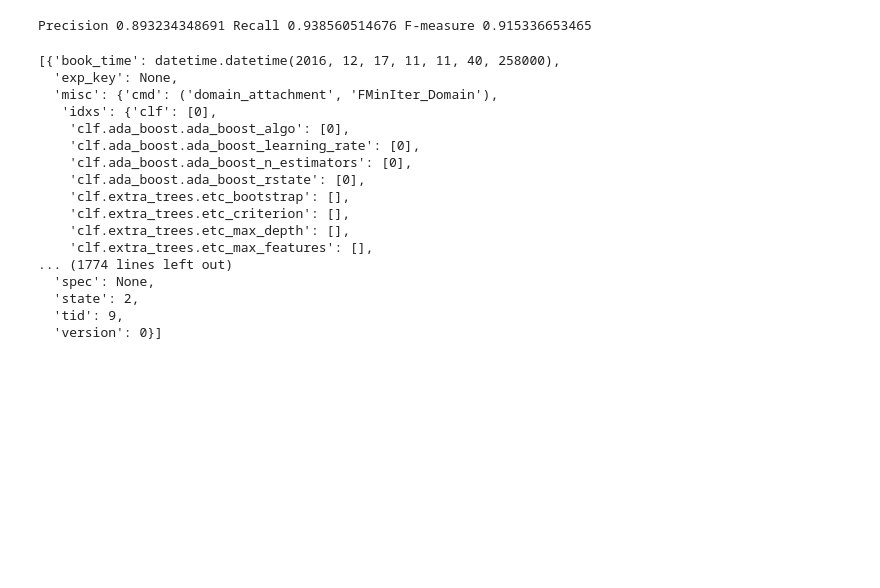
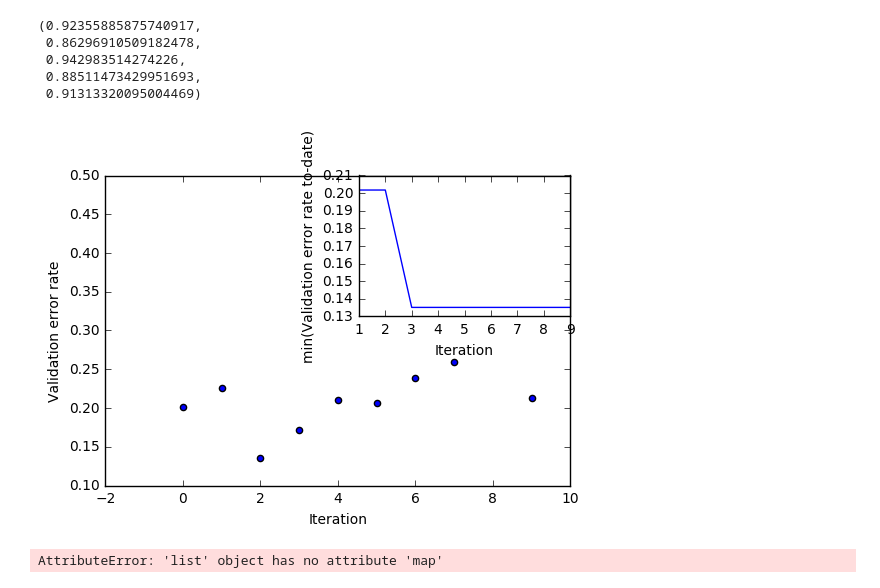
Before and after one commit to schraibi/hp-sk, a Jupyter notebook: Notebooks/adult_income.ipynb, the cells around one changed output. Drawn from its saved outputs; the diff is of its cells as text; code cells hidden in the pictures; blank space fills up the shorter version.

```diff
--- a/Notebooks/adult_income.ipynb
+++ b/Notebooks/adult_income.ipynb
@@ -50,7 +48,7 @@ del X_train[14]
 y_test = X_test[14]
 del X_test[14]
 # %%
-estim = estimator.hyperopt_estimator(classifier=components.any_classifier('clf'),algo=tpe.suggest, trial_timeout=1000, \
+estim = estimator.hyperopt_estimator(classifier=components.any_classifier('clf'),algo=tpe.suggest, trial_timeout=120, \
                                      fit_increment = 1, fit_increment_dump_filename= 'Logfils')
 # %%
 estim.fit(np.ascontiguousarray(X_train), y_train)
@@ -101,4 +56,0 @@ F = 2*(precision*recall)/(precision+recall)
-# %%
-print('Precision', precision, 'Recall', recall, 'F-measure', F)
-# %% [output]
-Precision 0.893234348691 Recall 0.938560514676 F-measure 0.915336653465
@@ -104,0 +59,12 @@ Precision 0.893234348691 Recall 0.938560514676 F-measure 0.915336653465
+# %%
+metrics_adult
+# %% [output]
+(0.92355885875740917,
+ 0.86296910509182478,
+ 0.942983514274226,
+ 0.88511473429951693,
+ 0.91313320095004469)
+# %%
+aux.plot_perf(estim)
+# %% [output]
+[figure, added]
@@ -105,23 +73,10 @@ Precision 0.893234348691 Recall 0.938560514676 F-measure 0.915336653465
+# %%
+list_clf =['svc', 'knn', 'random_forest', 'extra_trees', 'ada_boost', 'gradient_boosting', 'sgd']
+new_list = estim.trials.vals['preprocessing'].map(lambda x: list_clf[x])
+# %% [output]
+AttributeError: 'list' object has no attribute 'map'
 # %%
 estim.trials.trials
-# %% [output]
-[{'book_time': datetime.datetime(2016, 12, 17, 11, 11, 40, 258000),
-  'exp_key': None,
-  'misc': {'cmd': ('domain_attachment', 'FMinIter_Domain'),
-   'idxs': {'clf': [0],
-    'clf.ada_boost.ada_boost_algo': [0],
-    'clf.ada_boost.ada_boost_learning_rate': [0],
-    'clf.ada_boost.ada_boost_n_estimators': [0],
-    'clf.ada_boost.ada_boost_rstate': [0],
-    'clf.extra_trees.etc_bootstrap': [],
-    'clf.extra_trees.etc_criterion': [],
-    'clf.extra_trees.etc_max_depth': [],
-    'clf.extra_trees.etc_max_features': [],
-... (1774 lines left out)
-  'spec': None,
-  'state': 2,
-  'tid': 9,
-  'version': 0}]
 # %%
 estim = estimator.hyperopt_estimator(classifier= components.knn([2,0, 2, 2]),trial_timeout=60, \
                                      fit_increment = 1, fit_increment_dump_filename= 'Logfils')
```
Also changed, not shown: parts of 17 cells of this notebook, 10 other files.
